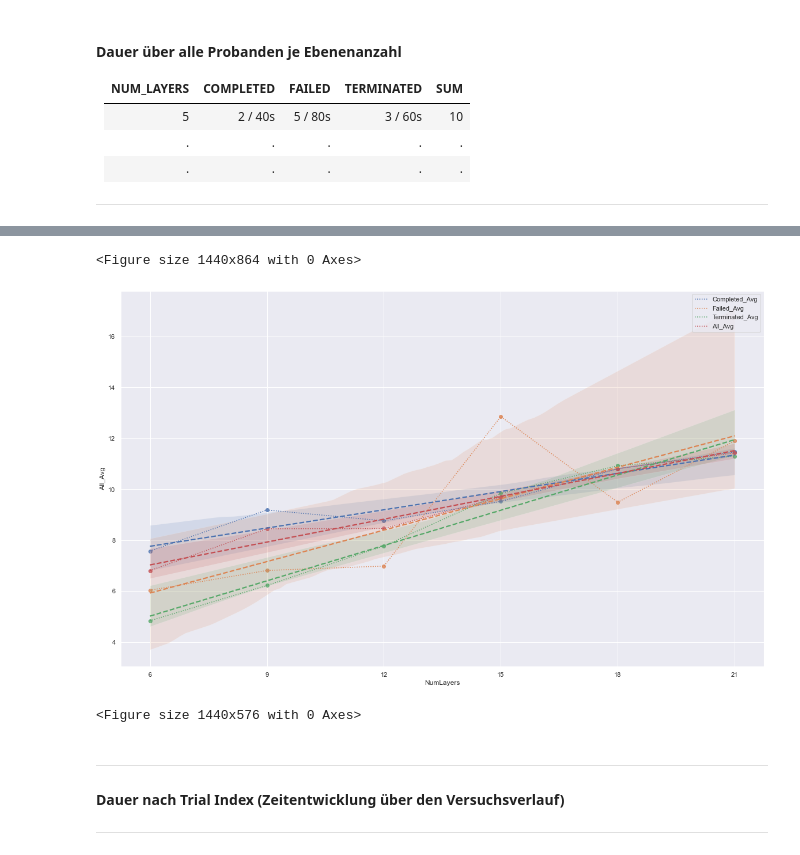
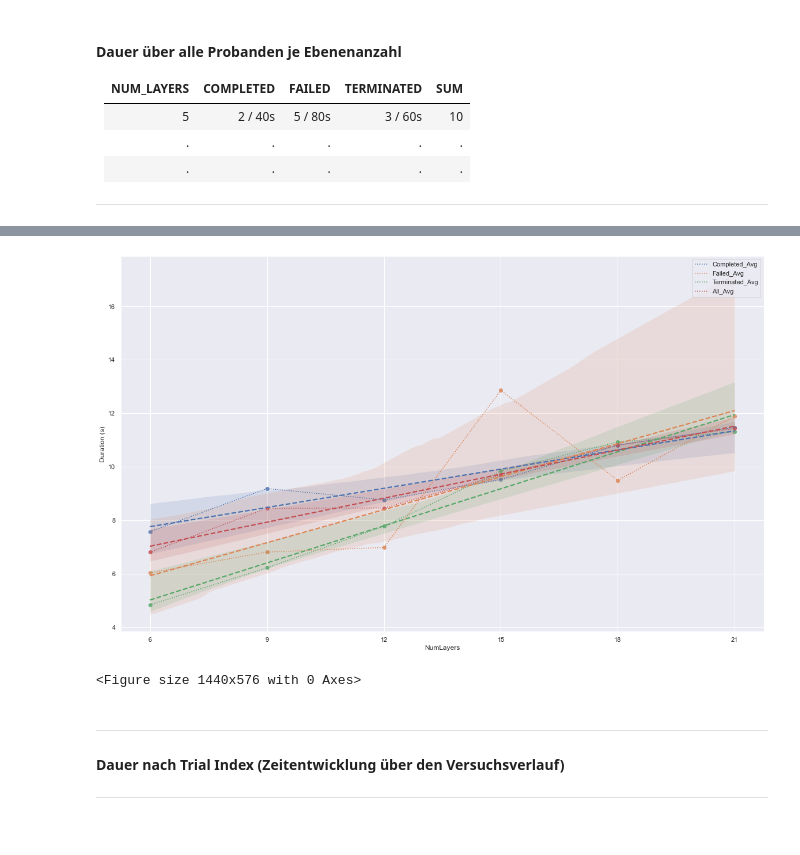
Before and after one commit to visualengineers/reflex-avi2022-results, a Jupyter notebook: code/zelasto study.ipynb, the cells around one changed output, grey strips where cells are left out. Saved outputs shown, nothing was run; the diff lists cells and outputs as text; code cells hidden in the pictures.

```diff
--- a/code/zelasto study.ipynb
+++ b/code/zelasto study.ipynb
@@ -1001,36 +1001,36 @@ df_times["All_Avg"] = df_times["Sum_Total"] / df_times["Sum_Num"]
 
 display(df_times)
 
 ax = df_times[["NumLayers", "Completed_Avg", "Failed_Avg", "Terminated_Avg", "All_Avg"]].plot(x="NumLayers", figsize=(20, 12), linestyle=":")
 ax.set_ylabel("Trial Duration (s)")
 
 # ax.get_figure().savefig(rf'{export}times_global_layers.png')
 
 # seaborn: see https://seaborn.pydata.org/generated/seaborn.regplot.html
 
 ax2 = sns.regplot(x=df_times["NumLayers"], y=df_times["Completed_Avg"], color='C0', line_kws={'ls':'--'})
 ax2 = sns.regplot(x=df_times["NumLayers"], y=df_times["Failed_Avg"], color='C1', line_kws={'ls':'--'})
 ax2 = sns.regplot(x=df_times["NumLayers"], y=df_times["Terminated_Avg"], color='C2', line_kws={'ls':'--'})
 ax2 = sns.regplot(x=df_times["NumLayers"], y=df_times["All_Avg"], color='C3', line_kws={'ls':'--'})
 
 ax2.xaxis.set_major_locator(MultipleLocator(3))
+ax2.set_ylabel("Duration (s)")
 
 plt.show()
 
 plt.savefig(rf'{export}times_global_layers.png')
 
 df_times.to_csv(rf'{export}times_global_layers.csv', sep= ";")
 # %% [output]
 |  | NumLayers | Completed_Num | Completed_Total | Completed_Avg | Failed_Num | Failed_Total | Failed_Avg | ... |
 | 0 | 6 | 739 | 5598.762 | 7.576133 | 13 | 78.485 | 6.037308 | ... |
 | 1 | 9 | 774 | 7111.133 | 9.187510 | 16 | 108.995 | 6.812188 | ... |
 | 2 | 12 | 732 | 6413.881 | 8.762133 | 16 | 111.766 | 6.985375 | ... |
 | 3 | 15 | 717 | 6827.991 | 9.523000 | 26 | 334.304 | 12.857846 | ... |
 | 4 | 18 | 708 | 7652.103 | 10.808055 | 26 | 246.834 | 9.493615 | ... |
 | 5 | 21 | 679 | 7787.346 | 11.468845 | 38 | 452.208 | 11.900211 | ... |
+[figure, new version]
-<Figure size 1440x864 with 0 Axes>
+<Figure size 1440x576 with 0 Axes>
-[figure, old version]
-<Figure size 1440x576 with 0 Axes>
 # %% [markdown]
 ---
 #### Dauer nach Trial Index (Zeitentwicklung über den Versuchsverlauf)
```
